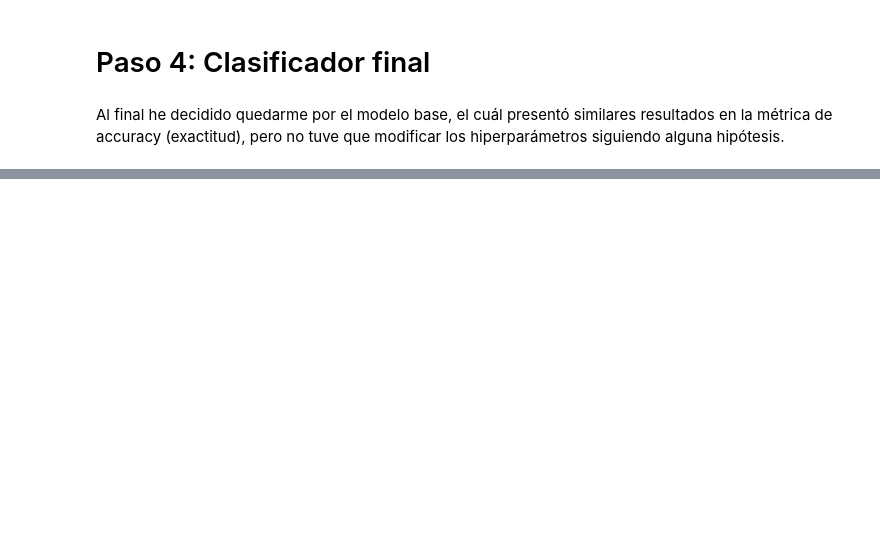
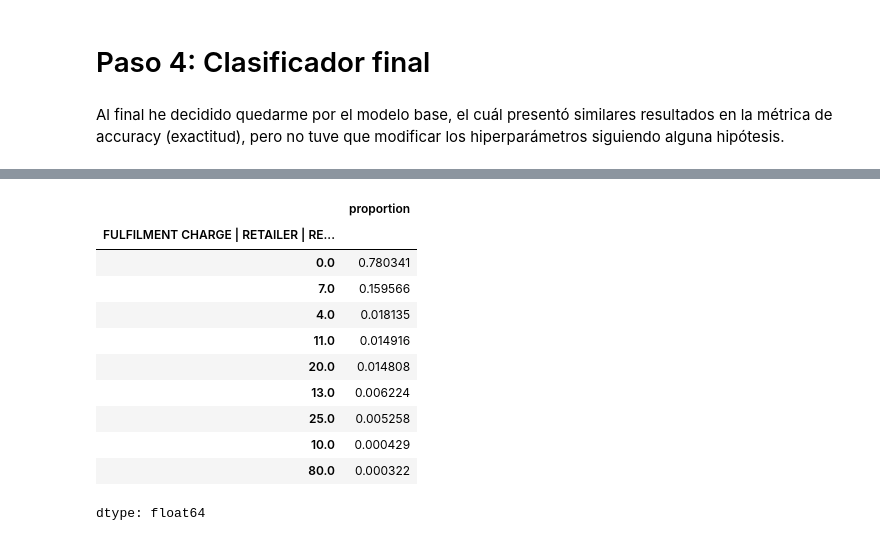
Before and after one commit to VictorRegueira/VARR_Bourbaki, a Jupyter notebook: WorkingAnalyst/Mod1/VARR_WorkingAnalyst_Mod1_Clasificacion.ipynb, the cells around one changed output, grey strips where cells are left out. Saved outputs shown, nothing was run; the diff lists cells and outputs as text; code cells hidden in the pictures; blank space fills up the shorter version.

```diff
--- a/WorkingAnalyst/Mod1/VARR_WorkingAnalyst_Mod1_Clasificacion.ipynb
+++ b/WorkingAnalyst/Mod1/VARR_WorkingAnalyst_Mod1_Clasificacion.ipynb
@@ -473,0 +481,15 @@ Standard Deviation test_accuracy: 0.012451346136067775
+# %%
+X['FULFILMENT CHARGE | RETAILER | RETAILER'].value_counts(normalize=True)
+# %% [output]
+|  | proportion |
+| FULFILMENT CHARGE | RETAILER | RE... |  |
+| 0.0 | 0.780341 |
+| 7.0 | 0.159566 |
+| 4.0 | 0.018135 |
+| 11.0 | 0.014916 |
+| 20.0 | 0.014808 |
+| 13.0 | 0.006224 |
+| 25.0 | 0.005258 |
+| 10.0 | 0.000429 |
+| 80.0 | 0.000322 |
+dtype: float64
```
Also changed, not shown: parts of 15 cells of this notebook.
